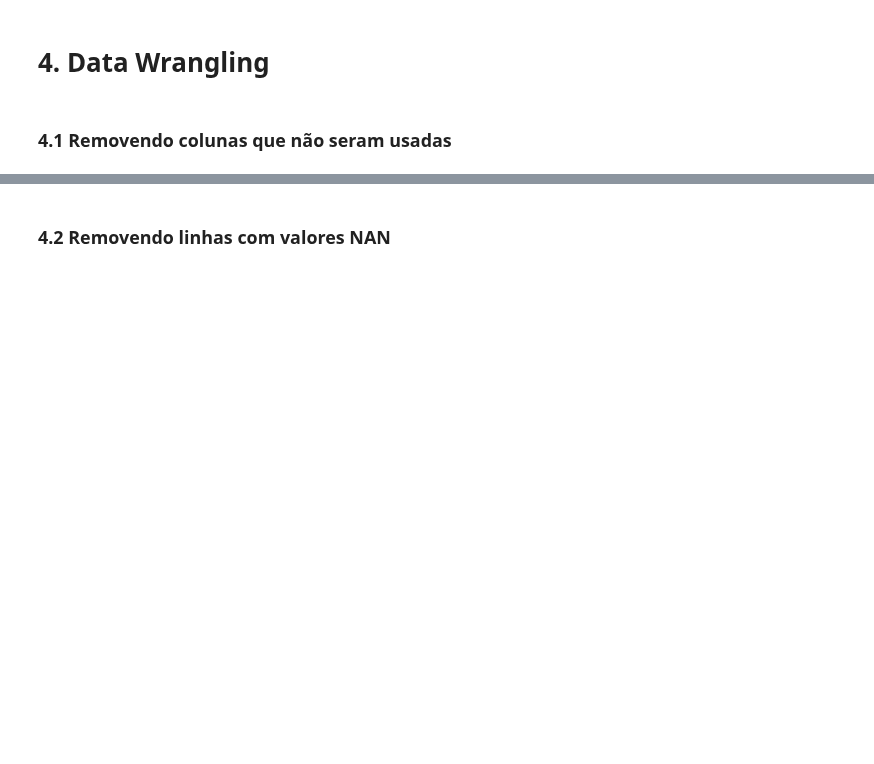
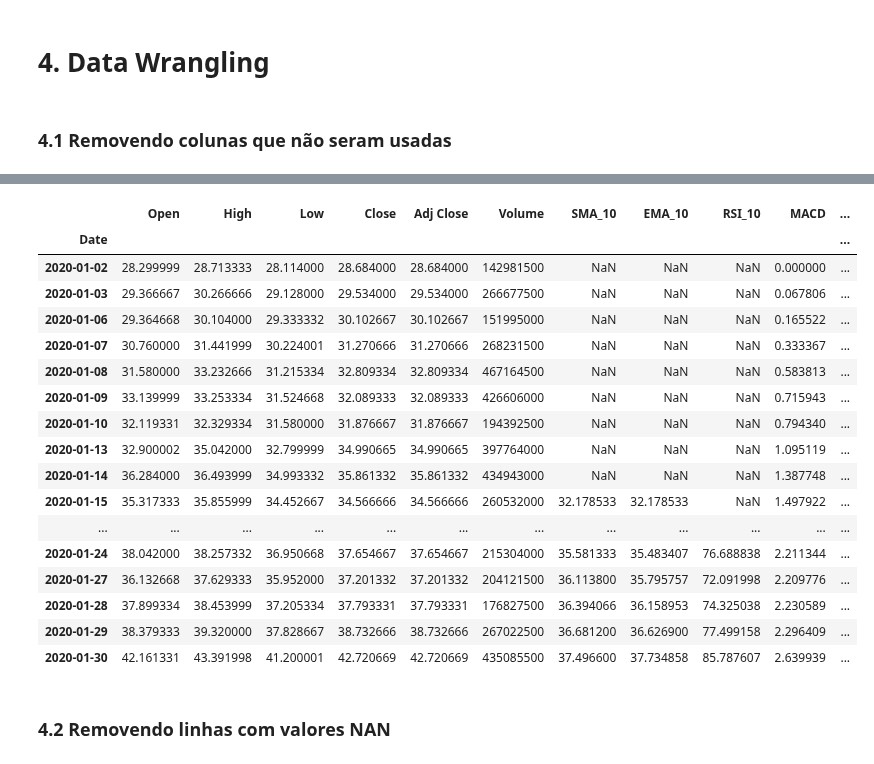
Before and after one commit to TCCCODADA/TCCII, a Jupyter notebook: extraction.ipynb, the cells around one changed output, grey strips where cells are left out. Drawn from its saved outputs; the diff is of its cells as text; code cells hidden in the pictures; blank space fills up the shorter version.

```diff
--- a/extraction.ipynb
+++ b/extraction.ipynb
@@ -128,14 +129,3 @@ Wall time: 197 ms
 # 4. Data Wrangling
 # %% [markdown]
 ### 4.1 Removendo colunas que não seram usadas
-# %%
-%%time
-
-df = pd.read_csv("Base_dados/hist_TSLA")
-
-lista_colunas = ['Unnamed: 0.5','Unnamed: 0.4','Unnamed: 0.3','Unnamed: 0.2','Unnamed: 0.1','Unnamed: 0']
-
-df = df.drop(columns=lista_colunas)
-df = df.set_index('Date')
-
-df.head(18)
@@ -162,0 +132,30 @@ Wall time: 17.8 ms
+# %%
+%%time
+
+# Defina o caminho da pasta
+caminho_pasta = 'Base_dados'
+
+# Pega o nome dos arquivos da pasta e armazena numa lista
+lista_arquivos = [arquivo for arquivo in os.listdir(caminho_pasta) if os.path.isfile(os.path.join(caminho_pasta, arquivo))]
+
+# Exibe a lista com os nomes dos arquivos
+#print(lista_arquivos)
+
+lista_colunas = ['Unnamed: 0.5','Unnamed: 0.4','Unnamed: 0.3','Unnamed: 0.2','Unnamed: 0.1','Unnamed: 0']
+
+# Pegar os nomes das colunas e salvar em uma lista
+nomes_dascolunas = df.columns.tolist()
+
+# Exibir a lista com os nomes das colunas
+#print(f"colunas antes {nomes_dascolunas}\n")
+
+for arq in lista_arquivos:
+    df = pd.read_csv(f"Base_dados/{arq}")
+#df = pd.read_csv("Base_dados/hist_TSLA")
+    df = df.drop(columns=lista_colunas)
+    df = df.set_index('Date')
+    #print(f"tabela {arq} e colunas {nomes_dascolunas}")
+
+print(arq)
+df.head(20)
+# %% [output]
@@ -163,3 +165,21 @@ Wall time: 17.8 ms
+|  | Open | High | Low | Close | Adj Close | Volume | SMA_10 | EMA_10 | RSI_10 | MACD | ... |
+| Date |  |  |  |  |  |  |  |  |  |  | ... |
+| 2020-01-02 | 28.299999 | 28.713333 | 28.114000 | 28.684000 | 28.684000 | 142981500 | NaN | NaN | NaN | 0.000000 | ... |
+| 2020-01-03 | 29.366667 | 30.266666 | 29.128000 | 29.534000 | 29.534000 | 266677500 | NaN | NaN | NaN | 0.067806 | ... |
+| 2020-01-06 | 29.364668 | 30.104000 | 29.333332 | 30.102667 | 30.102667 | 151995000 | NaN | NaN | NaN | 0.165522 | ... |
+| 2020-01-07 | 30.760000 | 31.441999 | 30.224001 | 31.270666 | 31.270666 | 268231500 | NaN | NaN | NaN | 0.333367 | ... |
+| 2020-01-08 | 31.580000 | 33.232666 | 31.215334 | 32.809334 | 32.809334 | 467164500 | NaN | NaN | NaN | 0.583813 | ... |
+| 2020-01-09 | 33.139999 | 33.253334 | 31.524668 | 32.089333 | 32.089333 | 426606000 | NaN | NaN | NaN | 0.715943 | ... |
+| 2020-01-10 | 32.119331 | 32.329334 | 31.580000 | 31.876667 | 31.876667 | 194392500 | NaN | NaN | NaN | 0.794340 | ... |
+| 2020-01-13 | 32.900002 | 35.042000 | 32.799999 | 34.990665 | 34.990665 | 397764000 | NaN | NaN | NaN | 1.095119 | ... |
+| 2020-01-14 | 36.284000 | 36.493999 | 34.993332 | 35.861332 | 35.861332 | 434943000 | NaN | NaN | NaN | 1.387748 | ... |
+| 2020-01-15 | 35.317333 | 35.855999 | 34.452667 | 34.566666 | 34.566666 | 260532000 | 32.178533 | 32.178533 | NaN | 1.497922 | ... |
+| ... | ... | ... | ... | ... | ... | ... | ... | ... | ... | ... | ... |
+| 2020-01-24 | 38.042000 | 38.257332 | 36.950668 | 37.654667 | 37.654667 | 215304000 | 35.581333 | 35.483407 | 76.688838 | 2.211344 | ... |
+| 2020-01-27 | 36.132668 | 37.629333 | 35.952000 | 37.201332 | 37.201332 | 204121500 | 36.113800 | 35.795757 | 72.091998 | 2.209776 | ... |
+| 2020-01-28 | 37.899334 | 38.453999 | 37.205334 | 37.793331 | 37.793331 | 176827500 | 36.394066 | 36.158953 | 74.325038 | 2.230589 | ... |
+| 2020-01-29 | 38.379333 | 39.320000 | 37.828667 | 38.732666 | 38.732666 | 267022500 | 36.681200 | 36.626900 | 77.499158 | 2.296409 | ... |
+| 2020-01-30 | 42.161331 | 43.391998 | 41.200001 | 42.720669 | 42.720669 | 435085500 | 37.496600 | 37.734858 | 85.787607 | 2.639939 | ... |
 # %% [markdown]
 ### 4.2 Removendo linhas com valores NAN
 # %%
```
Also changed, not shown: parts of 8 cells of this notebook.
